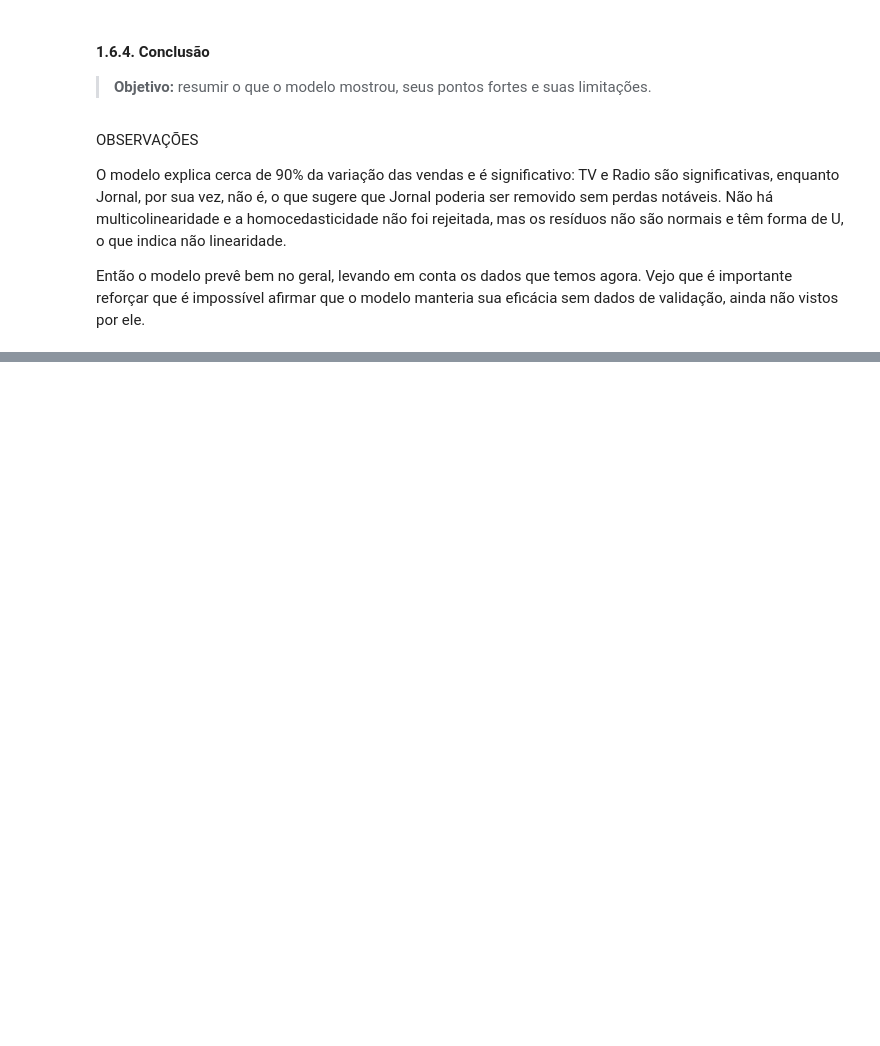
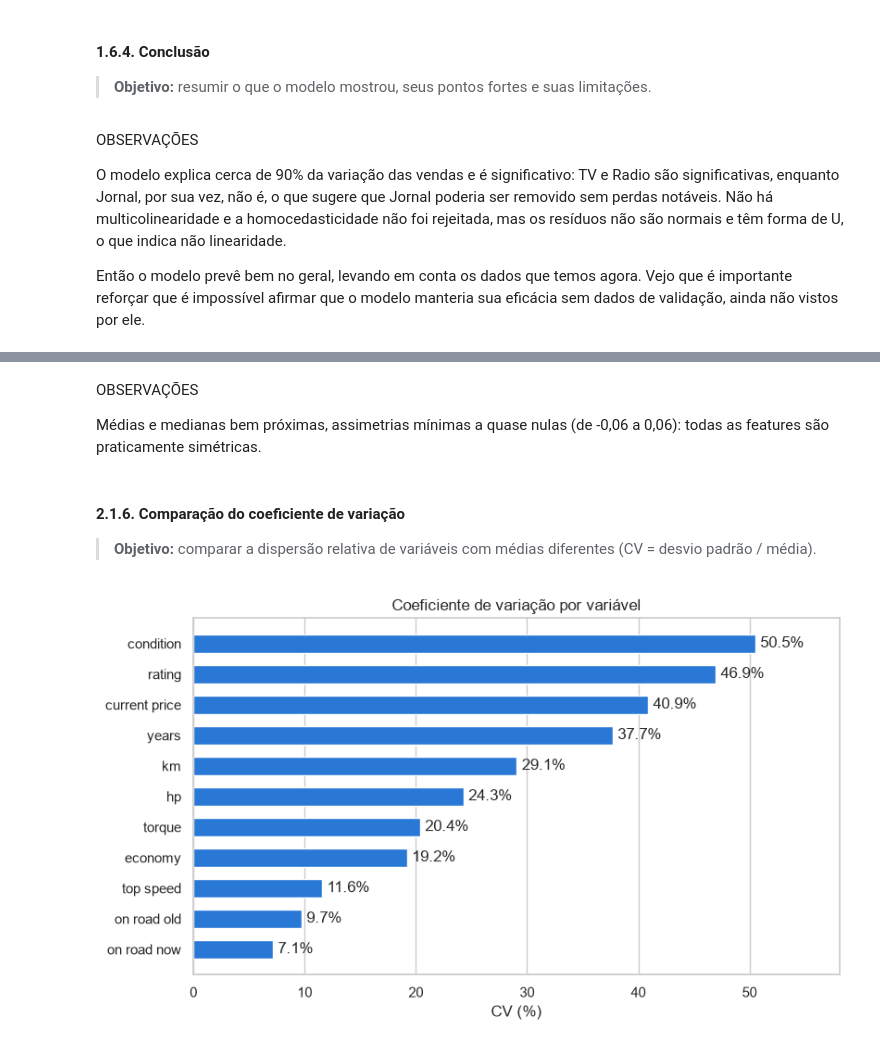
Before and after one commit to joaopdroslv/modelos-de-regressao-pucminas, a Jupyter notebook: Atividades/Lista_1/notebooks/Lista_1 - Análises.ipynb, the cells around one changed output, grey strips where cells are left out. Drawn from its saved outputs; the diff is of its cells as text; code cells hidden in the pictures; blank space fills up the shorter version.

```diff
--- a/Atividades/Lista_1/notebooks/Lista_1 - Análises.ipynb
+++ b/Atividades/Lista_1/notebooks/Lista_1 - Análises.ipynb
@@ -769,0 +788,3 @@ Então o modelo prevê bem no geral, levando em conta os dados que temos agora.
+# %%
+carros = pd.read_csv('../data/Preços_Carros.csv')
+carros.head()
@@ -769,0 +858,4 @@ Então o modelo prevê bem no geral, levando em conta os dados que temos agora.
+# %%
+print(f"Valores únicos em v.id: {carros['v.id'].nunique()} de {len(carros)}")
+carros = carros.drop(columns='v.id')
+carros.shape
@@ -769,0 +873,5 @@ Então o modelo prevê bem no geral, levando em conta os dados que temos agora.
+# %%
+resumo_carros = carros.describe().T
+resumo_carros['CV (%)'] = carros.std() / carros.mean() * 100
+resumo_carros['assimetria'] = carros.skew()
+resumo_carros.round(2)
@@ -769,0 +891,21 @@ Então o modelo prevê bem no geral, levando em conta os dados que temos agora.
+# %% [markdown]
+OBSERVAÇÕES
+
+Médias e medianas bem próximas, assimetrias mínimas a quase nulas (de -0,06 a 0,06): todas as features são praticamente simétricas.
+# %% [markdown]
+#### 2.1.6. Comparação do coeficiente de variação
+
+> **Objetivo:** comparar a dispersão relativa de variáveis com médias diferentes (CV = desvio padrão / média).
+# %%
+cv_carros = resumo_carros['CV (%)'].sort_values()
+
+plt.figure(figsize=(9, 5))
+barras = plt.barh(cv_carros.index, cv_carros.values, color=cor, height=0.6)
+plt.bar_label(barras, fmt='%.1f%%', padding=4)
+plt.title('Coeficiente de variação por variável')
+plt.xlabel('CV (%)')
+plt.xlim(0, cv_carros.max() * 1.15)
+plt.grid(axis='y', visible=False)
+plt.show()
+# %% [output]
+[figure, added]
```
Also changed, not shown: parts of 24 cells of this notebook.
